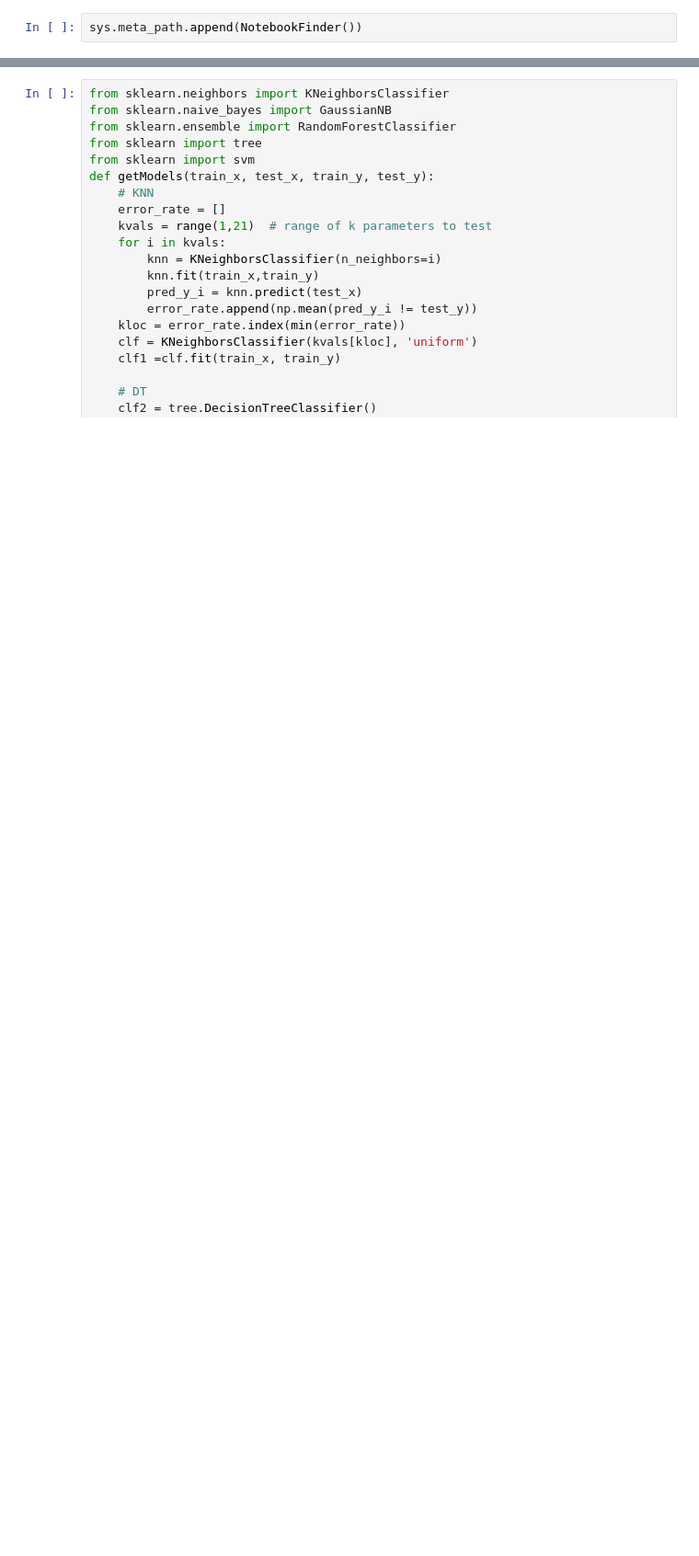
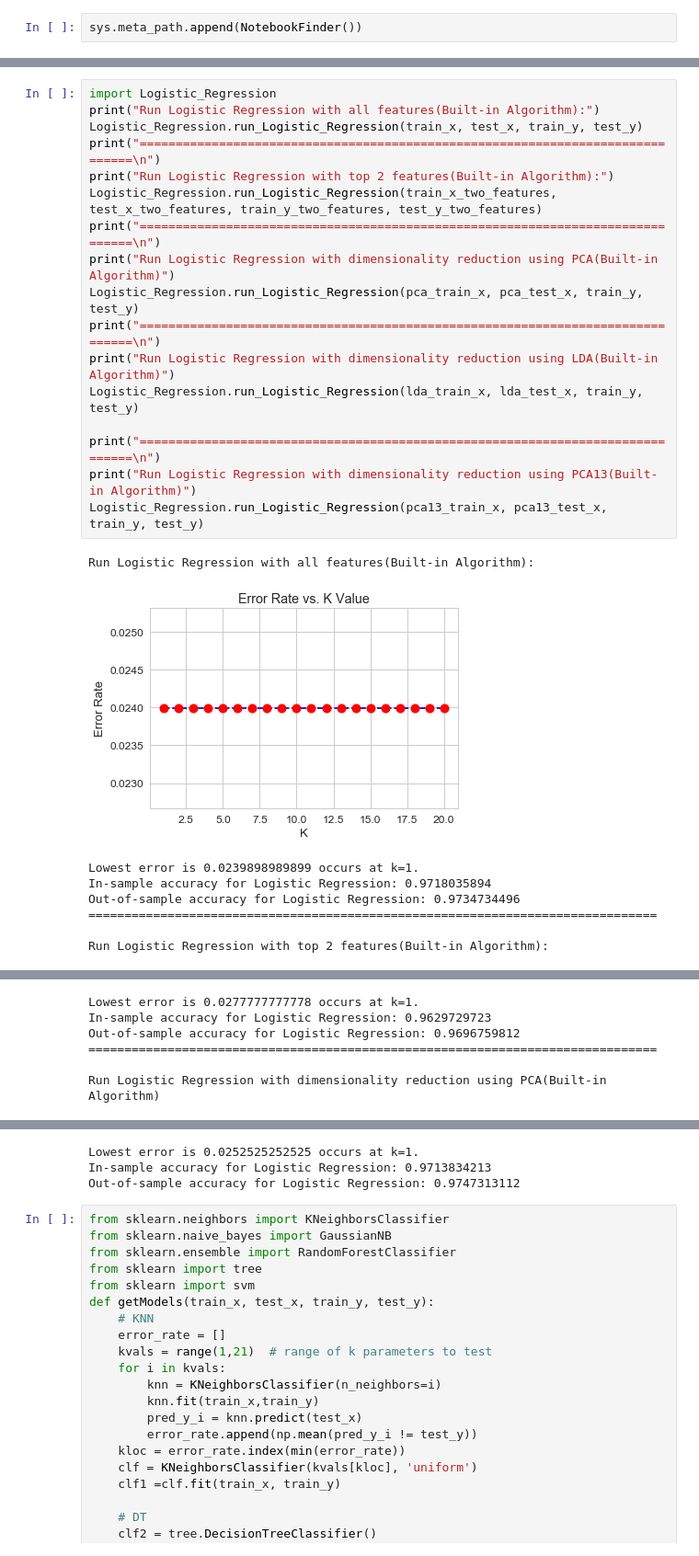
Before and after one commit to kassiwu/Gender_Recognition_by_Voice, a Jupyter notebook: Models Accuracy.ipynb, the cells around one changed output, grey strips where cells are left out. Shown at 92% size. Cells and saved outputs as stored; diff of their text form; blank space fills up the shorter version.

```diff
--- a/Models Accuracy.ipynb
+++ b/Models Accuracy.ipynb
@@ -367,0 +412,26 @@ Out-of-sample accuracy in Random Forest:0.9507284452
+# %%
+import Logistic_Regression
+print("Run Logistic Regression with all features(Built-in Algorithm):")
+Logistic_Regression.run_Logistic_Regression(train_x, test_x, train_y, test_y)
+print("===============================================================================\n")
+print("Run Logistic Regression with top 2 features(Built-in Algorithm):")
+Logistic_Regression.run_Logistic_Regression(train_x_two_features, test_x_two_features, train_y_two_features, test_y_two_features)
+print("===============================================================================\n")
+print("Run Logistic Regression with dimensionality reduction using PCA(Built-in Algorithm)")
+Logistic_Regression.run_Logistic_Regression(pca_train_x, pca_test_x, train_y, test_y)
+print("===============================================================================\n")
+print("Run Logistic Regression with dimensionality reduction using LDA(Built-in Algorithm)")
+Logistic_Regression.run_Logistic_Regression(lda_train_x, lda_test_x, train_y, test_y)
+
+print("===============================================================================\n")
+print("Run Logistic Regression with dimensionality reduction using PCA13(Built-in Algorithm)")
+Logistic_Regression.run_Logistic_Regression(pca13_train_x, pca13_test_x, train_y, test_y)
+# %% [output]
+Run Logistic Regression with all features(Built-in Algorithm):
+[figure, added]
+Lowest error is 0.0239898989899 occurs at k=1.
+In-sample accuracy for Logistic Regression: 0.9718035894
+Out-of-sample accuracy for Logistic Regression: 0.9734734496
+===============================================================================
+
+Run Logistic Regression with top 2 features(Built-in Algorithm):
@@ -367,0 +439,6 @@ Out-of-sample accuracy in Random Forest:0.9507284452
+Lowest error is 0.0277777777778 occurs at k=1.
+In-sample accuracy for Logistic Regression: 0.9629729723
+Out-of-sample accuracy for Logistic Regression: 0.9696759812
+===============================================================================
+
+Run Logistic Regression with dimensionality reduction using PCA(Built-in Algorithm)
@@ -368,3 +460,6 @@ Out-of-sample accuracy in Random Forest:0.9507284452
+Lowest error is 0.0252525252525 occurs at k=1.
+In-sample accuracy for Logistic Regression: 0.9713834213
+Out-of-sample accuracy for Logistic Regression: 0.9747313112
 # %%
 from sklearn.neighbors import KNeighborsClassifier
 from sklearn.naive_bayes import GaussianNB
```
Also changed, not shown: parts of 24 cells of this notebook, 3 other files.
